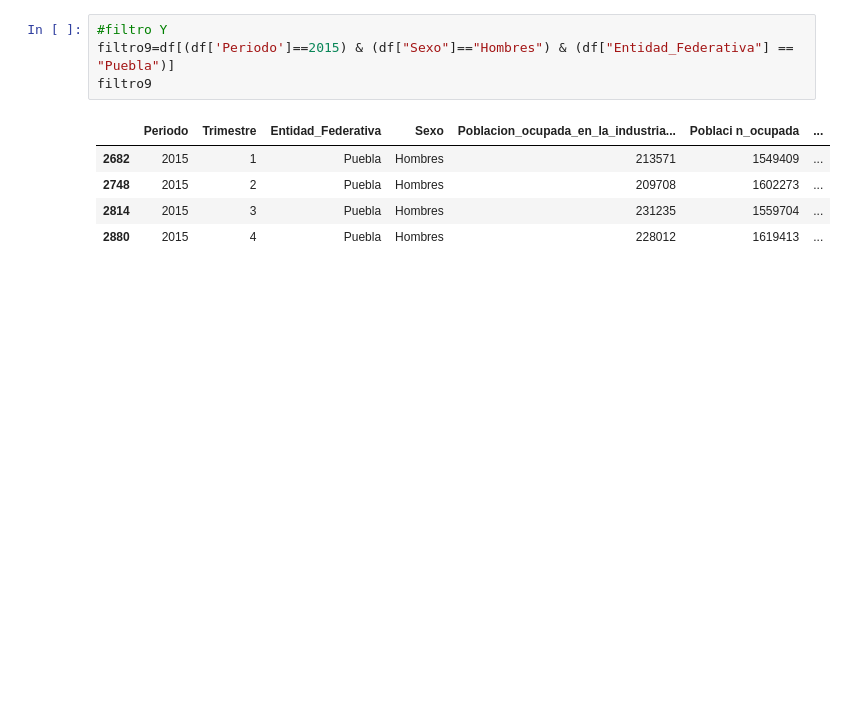
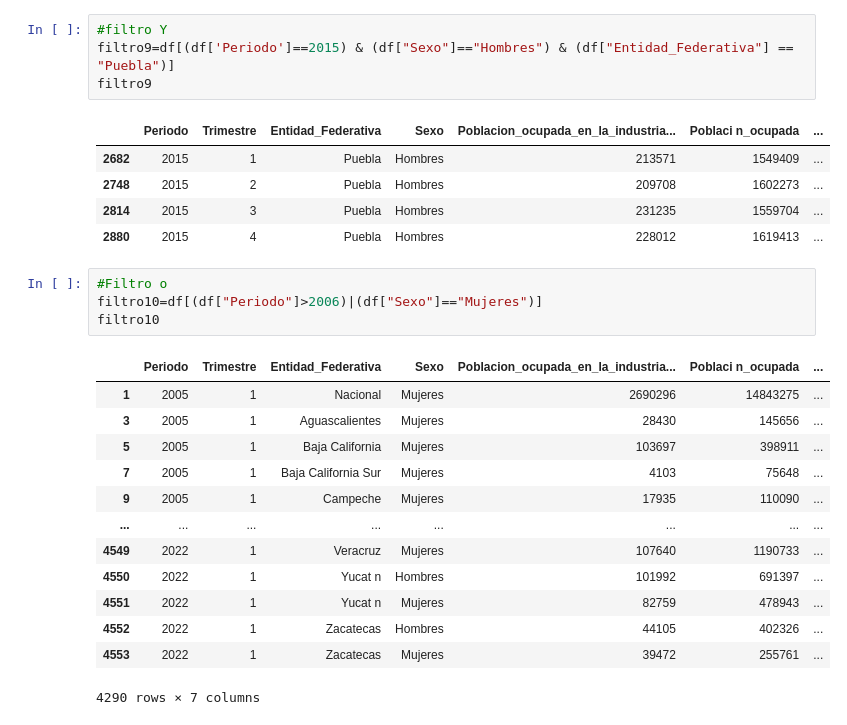
Before and after one commit to MiniomTarolero/Hola-Mundo, a Jupyter notebook: Extracción_de_datos_.ipynb, the cells around one changed output. Drawn from its saved outputs; the diff is of its cells as text; blank space fills up the shorter version.

```diff
--- a/Extracción_de_datos_.ipynb
+++ b/Extracción_de_datos_.ipynb
@@ -127,3 +188,21 @@ filtro9
 | 2748 | 2015 | 2 | Puebla | Hombres | 209708 | 1602273 | ... |
 | 2814 | 2015 | 3 | Puebla | Hombres | 231235 | 1559704 | ... |
 | 2880 | 2015 | 4 | Puebla | Hombres | 228012 | 1619413 | ... |
+# %%
+#Filtro o
+filtro10=df[(df["Periodo"]>2006)|(df["Sexo"]=="Mujeres")]
+filtro10
+# %% [output]
+|  | Periodo | Trimestre | Entidad_Federativa | Sexo | Poblacion_ocupada_en_la_industria... | Poblaci n_ocupada | ... |
+| 1 | 2005 | 1 | Nacional | Mujeres | 2690296 | 14843275 | ... |
+| 3 | 2005 | 1 | Aguascalientes | Mujeres | 28430 | 145656 | ... |
+| 5 | 2005 | 1 | Baja California | Mujeres | 103697 | 398911 | ... |
+| 7 | 2005 | 1 | Baja California Sur | Mujeres | 4103 | 75648 | ... |
+| 9 | 2005 | 1 | Campeche | Mujeres | 17935 | 110090 | ... |
+| ... | ... | ... | ... | ... | ... | ... | ... |
+| 4549 | 2022 | 1 | Veracruz | Mujeres | 107640 | 1190733 | ... |
+| 4550 | 2022 | 1 | Yucat n | Hombres | 101992 | 691397 | ... |
+| 4551 | 2022 | 1 | Yucat n | Mujeres | 82759 | 478943 | ... |
+| 4552 | 2022 | 1 | Zacatecas | Hombres | 44105 | 402326 | ... |
+| 4553 | 2022 | 1 | Zacatecas | Mujeres | 39472 | 255761 | ... |
+4290 rows × 7 columns
```
Also changed, not shown: parts of 10 cells of this notebook.
